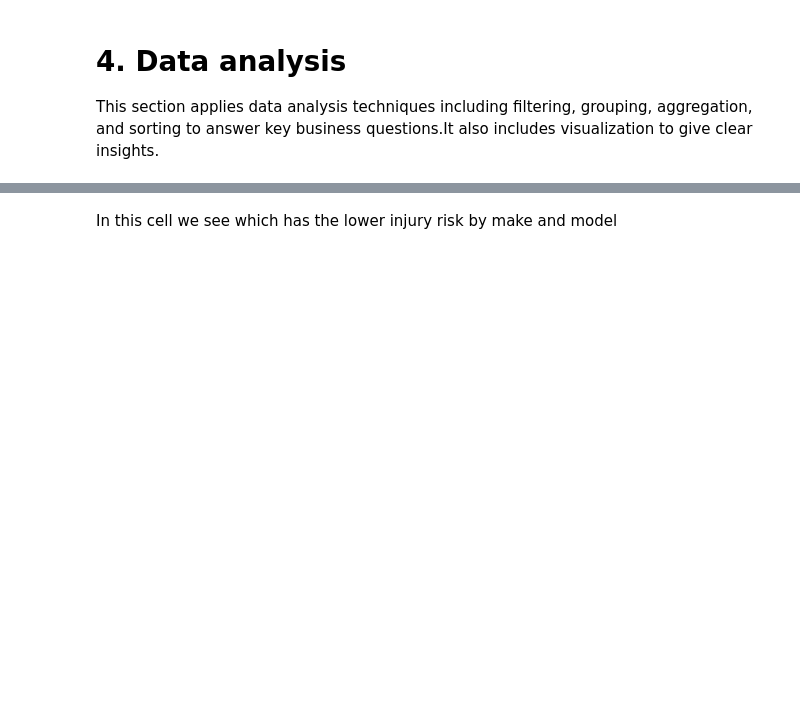
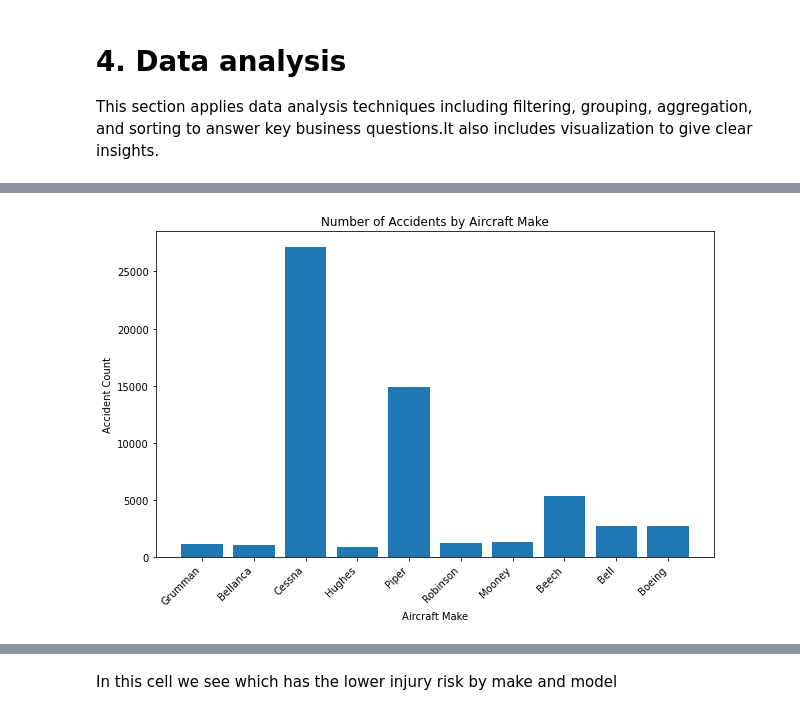
Before and after one commit to chepbree/aircraft_analysis, a Jupyter notebook: aviation.ipynb, the cells around one changed output, grey strips where cells are left out. Drawn from its saved outputs; the diff is of its cells as text; code cells hidden in the pictures; blank space fills up the shorter version.

```diff
--- a/aviation.ipynb
+++ b/aviation.ipynb
@@ -292,0 +347,11 @@ plt.show()
+# %%
+# accident count by make
+plt.figure(figsize=(10, 6))
+plt.bar(risk_summary.index, risk_summary['accident_count'])
+plt.title('Number of Accidents by Aircraft Make')
+plt.xlabel('Aircraft Make')
+plt.ylabel('Accident Count')
+plt.xticks(rotation=45, ha='right')
+plt.show()
+# %% [output]
+[figure, added]
```
Also changed, not shown: parts of 23 cells of this notebook, 10 other files.
